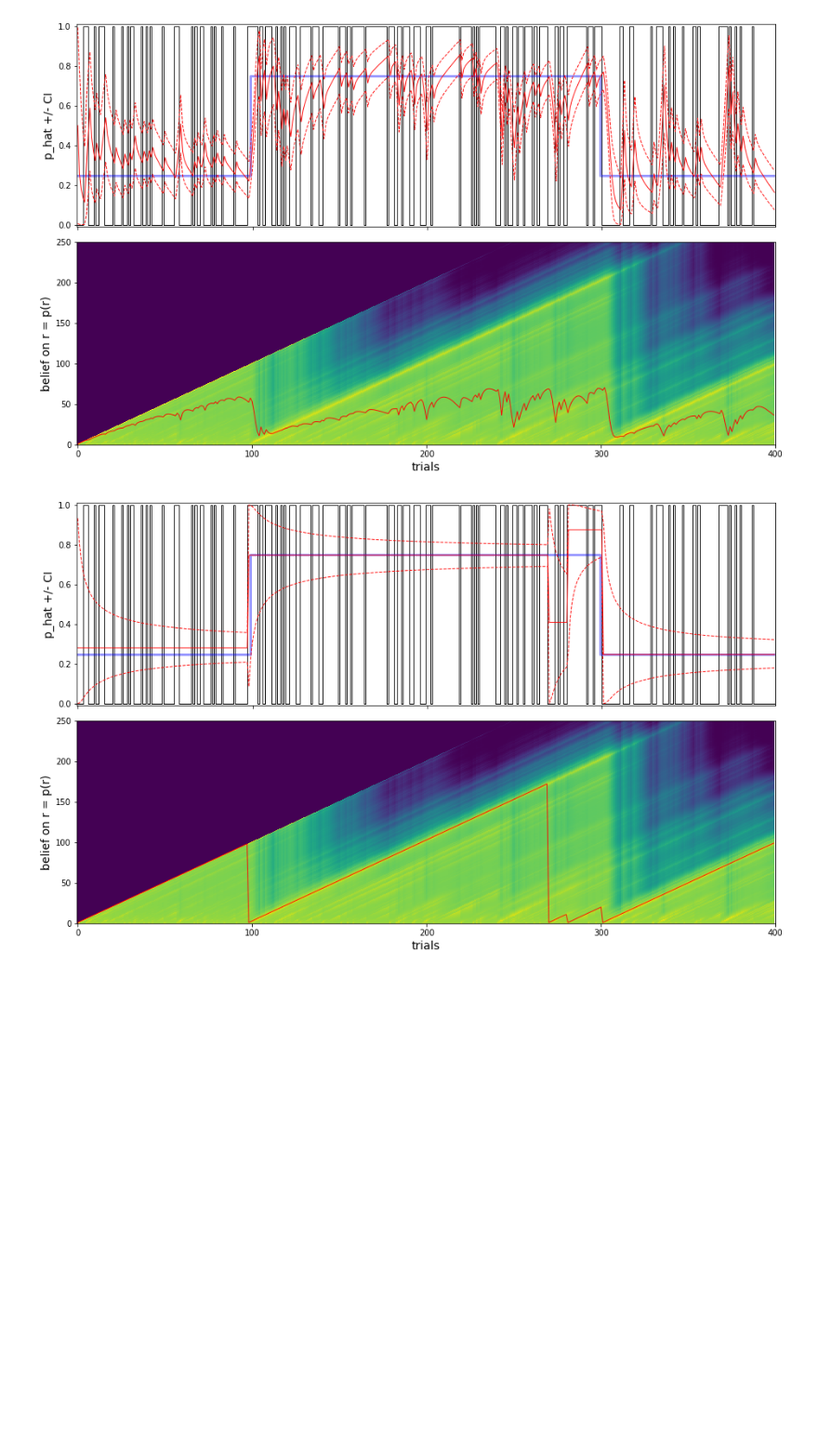
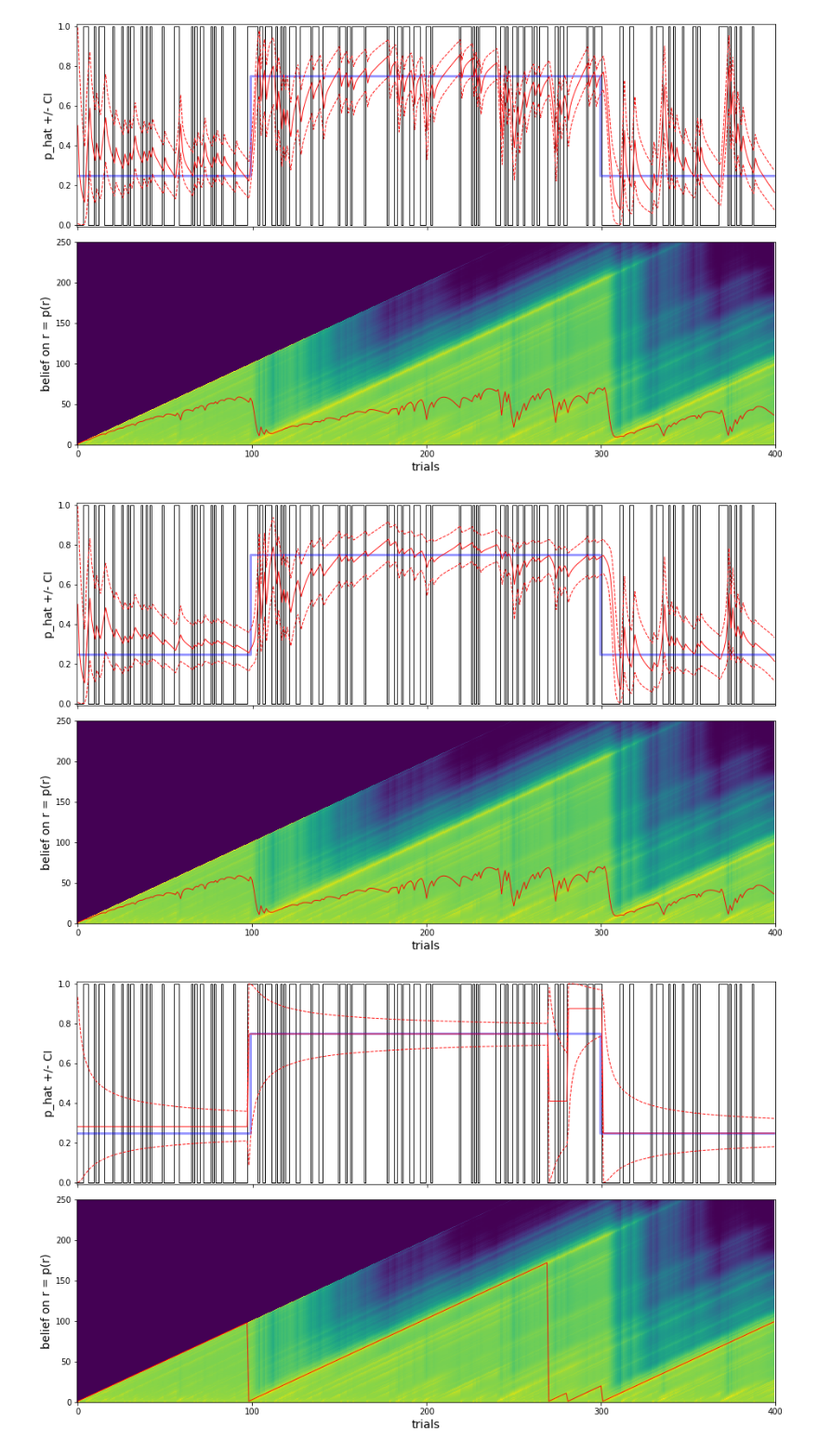
Before and after one commit to laurentperrinet/bayesianchangepoint, a Jupyter notebook: notebooks/A_basics.ipynb, the cells around one changed output. Shown at 93% size. Saved outputs shown, nothing was run; the diff lists cells and outputs as text; code cells hidden in the pictures; blank space fills up the shorter version.

```diff
--- a/notebooks/A_basics.ipynb
+++ b/notebooks/A_basics.ipynb
@@ -146,6 +144,10 @@ fig, axs = bcp.plot_inference(o, p_gen, p_bar, r, beliefs, max_run_length=250, m
 fig, axs = bcp.plot_inference(o, p_gen, p_bar, r, beliefs, max_run_length=250, mode='mean')
 # %% [output]
 [figure]
+# %%
+fig, axs = bcp.plot_inference(o, p_gen, p_bar, r, beliefs, max_run_length=250, mode='expectation')
+# %% [output]
+[figure, added]
 # %%
 fig, axs = bcp.plot_inference(o, p_gen, p_bar, r, beliefs, max_run_length=250, mode='hindsight')
 # %% [output]
```
Also changed, not shown: parts of 1 cell of this notebook.
